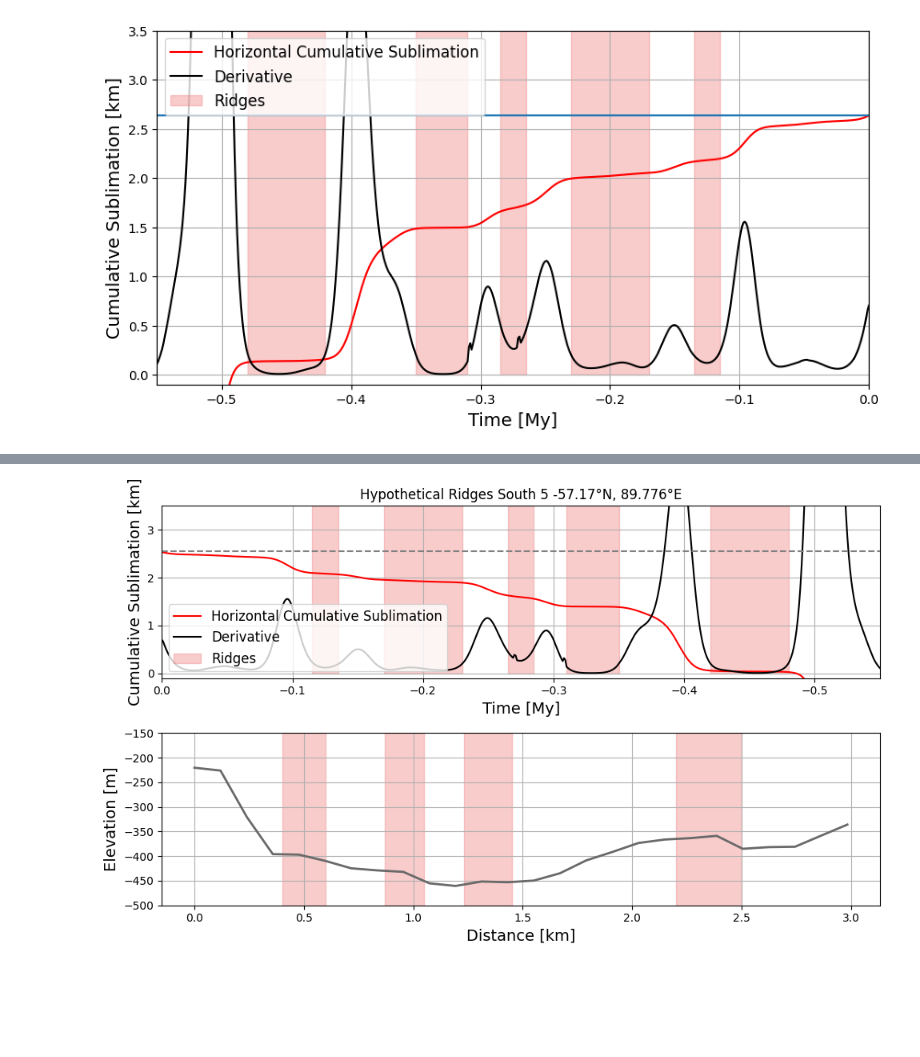
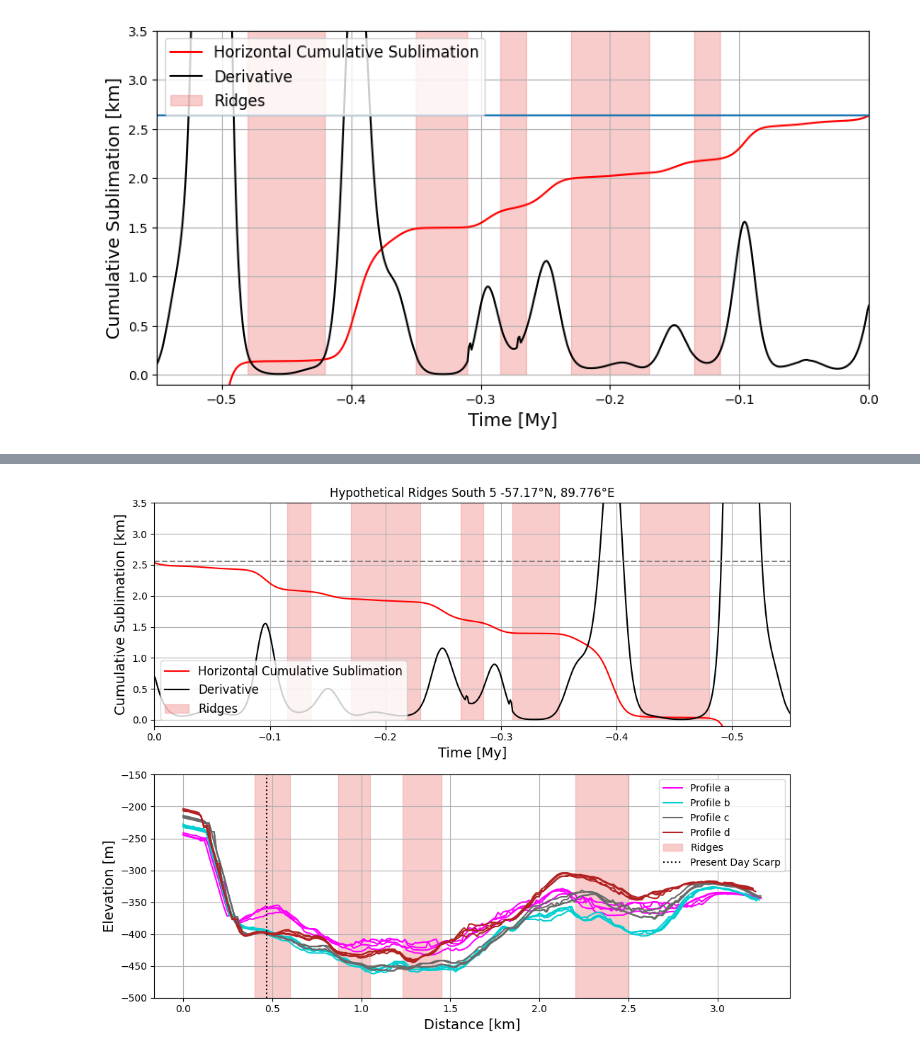
Before and after one commit to lsperezm/Martian_Icy_Scarps, a Jupyter notebook: Code/New_Scarps.ipynb, the cells around one changed output, grey strips where cells are left out. Drawn from its saved outputs; the diff is of its cells as text; code cells hidden in the pictures; blank space fills up the shorter version.

```diff
--- a/Code/New_Scarps.ipynb
+++ b/Code/New_Scarps.ipynb
@@ -17,3 +17,12 @@ from scipy import stats
 ##### Elevation -3000m
 ##### Slope 46.5
 ##### Slope Aspect 176.1
+# %%
+# Data of the horizontal subliamtion over time
+elev2600_4='SensitivityVariations/Elevation/It1.4/Output/2025-07-09/2025-07-09_1423_output.txt'
+elev2600_5='../Bramson_et_al_2024_JGR-Planets_Data/v12/Scarps/South1/Test1/Output/2025-07-21/2025-07-21_1257_output.txt'
+
+df2600_4 = pd.read_csv(elev2600_4, sep=r'\s+')
+df2600_5 = pd.read_csv(elev2600_5, sep=r'\s+')
+
+df2600_5
@@ -19,0 +57,7 @@ from scipy import stats
+# %%
+#total accumulative sublimation in steps of 1000years. After 1000y value *1000, then 2000y subl_past+subl_pres *1000.
+cumulative1=[]
+val=0
+for i in Subl1:
+    val+= i*1000
+    cumulative1.append(val)
@@ -510,5 +1053,6 @@ elevation5= np.array(S5['HiRISE DTM Stamps (2) (mean)'].tolist())
 # %%
-fig, (ax1, ax2) = plt.subplots(2, 1, figsize=(10, 6), sharex=False)
+# Plot for correlation between ridges and periods of low sublimation
+fig, (ax1, ax2) = plt.subplots(2, 1, figsize=(10, 8), sharex=False)
 
 # --- Top plot: Sublimation vs Time ---
 ax1.plot(years5/1e6, horiz5/1000 - 467.95, color='red', label='Horizontal Cumulative Sublimation')
@@ -518,32 +1062,61 @@ ax1.axhline(2.552, color='gray', linestyle='--')
 # Highlight ridges
 ax1.fill_between([-0.48, -0.42], 1e7, color='lightcoral', alpha=0.4, label='Ridges')
 ax1.fill_between([-0.35, -0.31], 1e7, color='lightcoral', alpha=0.4)
 ax1.fill_between([-0.285, -0.265], 1e7, color='lightcoral', alpha=0.4)
 ax1.fill_between([-0.23, -0.17], 1e7, color='lightcoral', alpha=0.4)
 ax1.fill_between([-0.135, -0.115], 1e7, color='lightcoral', alpha=0.4)
 
 # Formatting for sublimation axis
 ax1.set_xlim(-0.55, 0)
 ax1.set_ylim(-0.1, 3.5)
 ax1.invert_xaxis()
 ax1.set_xlabel('Time [My]', fontsize=14)
 ax1.set_ylabel('Cumulative Sublimation [km]', fontsize=14)
 ax1.grid(True)
 ax1.legend(loc='lower left', fontsize=12)
 
 # --- Bottom plot: Topographic profile ---
-ax2.plot(dist5, elevation5, color='dimgray', linewidth=2)
+#ax2.plot(distS5_4, elevationS5_4, color='magenta', linewidth=1.5,label='Profle a')
+ax2.plot(distS5_a1, elevationS5_a1, color='magenta', linewidth=1.5,label='Profile a')
+ax2.plot(distS5_a2, elevationS5_a2, color='magenta', linewidth=1.5)
+ax2.plot(distS5_a3, elevationS5_a3, color='magenta', linewidth=1.5)
+ax2.plot(distS5_a4, elevationS5_a4, color='magenta', linewidth=1.5)
+
+
+#ax2.plot(distS5_2, elevationS5_2, color='darkturquoise', linewidth=1.5, label='Profile b')
+ax2.plot(distS5_b1, elevationS5_b1, color='darkturquoise', linewidth=1.5,label='Profile b')
+ax2.plot(distS5_b2, elevationS5_b2, color='darkturquoise', linewidth=1.5)
+ax2.plot(distS5_b3, elevationS5_b3, color='darkturquoise', linewidth=1.5)
+ax2.plot(distS5_b4, elevationS5_b4, color='darkturquoise', linewidth=1.5)
+
+
+#ax2.plot(distS5_3, elevationS5_3, color='dimgray', linewidth=1.5,label='Profile c')
+ax2.plot(distS5_c1, elevationS5_c1, color='dimgray', linewidth=1.5,label='Profile c')
+ax2.plot(distS5_c2, elevationS5_c2, color='dimgray', linewidth=1.5)
+ax2.plot(distS5_c3, elevationS5_c3, color='dimgray', linewidth=1.5)
+ax2.plot(distS5_c4, elevationS5_c4, color='dimgray', linewidth=1.5)
+
+#ax2.plot(distS5_1, elevationS5_1, color='firebrick', linewidth=1.5,label='Profile d')
+ax2.plot(distS5_d1, elevationS5_d1, color='firebrick', linewidth=1.5,label='Profile d')
+ax2.plot(distS5_d2, elevationS5_d2, color='firebrick', linewidth=1.5)
+ax2.plot(distS5_d3, elevationS5_d3, color='firebrick', linewidth=1.5)
+ax2.plot(distS5_d4, elevationS5_d4, color='firebrick', linewidth=1.5)
+
 ax2.set_xlabel('Distance [km]', fontsize=14)
 ax2.set_ylabel('Elevation [m]', fontsize=14)
 ax2.grid(True)
 ax2.fill_between([0.4,0.6],-700, color='lightcoral', alpha=0.4,label='Ridges')  # area under curve
 ax2.fill_between([0.87,1.05],-700, color='lightcoral', alpha=0.4)  # area under curve
 ax2.fill_between([1.23,1.45],-700, color='lightcoral', alpha=0.4)  # area under curve
 ax2.fill_between([2.2,2.5],-700, color='lightcoral', alpha=0.4)  # area under curve
 #plt.fill_between([2.5,2.7],-700, color='lightcoral', alpha=0.4)  # area under curve
 ax2.set_ylim(-500,-150)
+ax2.axvline(0.47,linestyle=':',color='black',label='Present Day Scarp')
 
+ax2.legend()
 ax1.set_title('Hypothetical Ridges South 5 -57.17°N, 89.776°E')
 plt.tight_layout()
+plt.savefig('ridgessouth5.png')
+plt.show()
 # %% [output]
-[figure, old version]
+[figure, new version]
```
Also changed, not shown: parts of 42 cells of this notebook, 32 other files.
